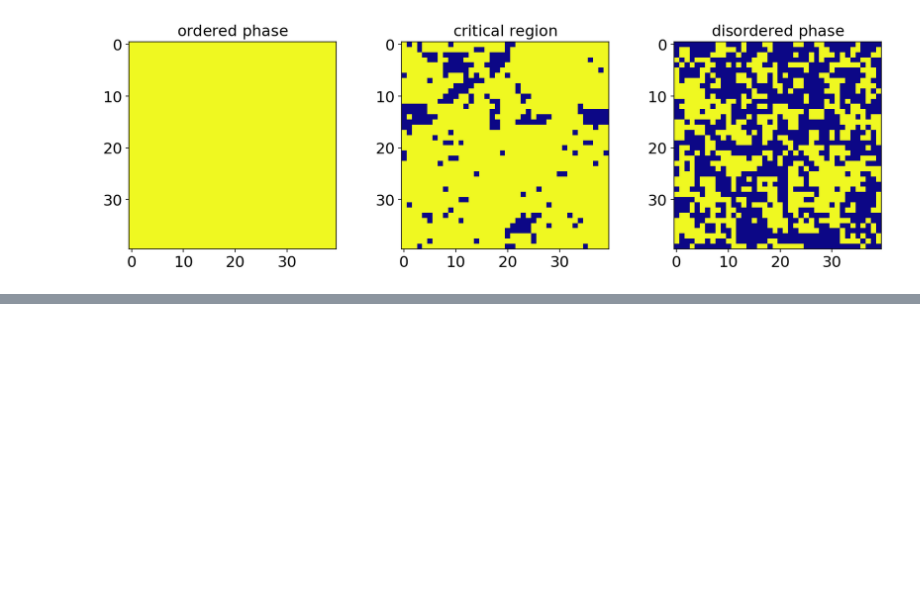
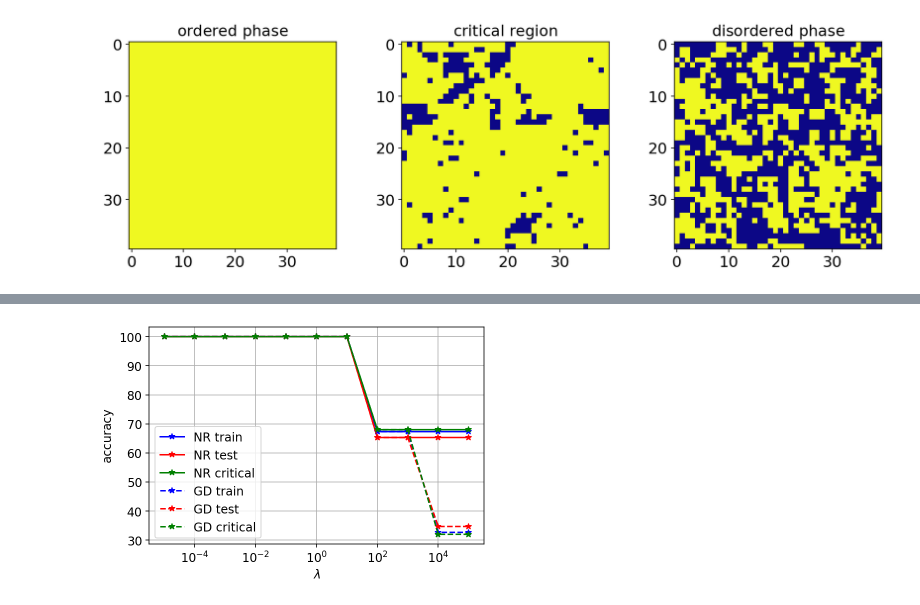
Before and after one commit to Anduron/FYS-STK4155-Project2, a Jupyter notebook: notebooks/logreg_ising.ipynb, the cells around one changed output, grey strips where cells are left out. Cells and saved outputs as stored; diff of their text form; code cells hidden in the pictures; blank space fills up the shorter version.

Commit message:
Update logistic regression ising notebook

```diff
--- a/notebooks/logreg_ising.ipynb
+++ b/notebooks/logreg_ising.ipynb
@@ -119,23 +120,3 @@ fig.subplots_adjust(right=2.0)
 plt.show()
 # %% [output]
 [figure]
-# %%
-# fit training data
-logreg = LogisticRegression(n_iter=10)
-logreg.fit(X_train, y_train)
-
-# check accuracy
-train_accuracy = logreg.accuracy(X_train, y_train)
-test_accuracy = logreg.accuracy(X_test, y_test)
-critical_accuracy = logreg.accuracy(X_critical, y_critical)
-
-print('accuracy: train, test, critical')
-print('GD: %0.4f, %0.4f, %0.4f' %(train_accuracy, test_accuracy, critical_accuracy))
-
-logreg.fit(X_train, y_train, method='NR', verbose=True)
-
-# check accuracy
-train_accuracy = logreg.accuracy(X_train, y_train)
-test_accuracy = logreg.accuracy(X_test, y_test)
-critical_accuracy = logreg.accuracy(X_critical, y_critical)
-print('NR: %0.4f, %0.4f, %0.4f' %(train_accuracy, test_accuracy, critical_accuracy))
@@ -159,0 +167,56 @@ NR: 61.7500, 60.4423, 65.9700
+# %%
+lmbdas=np.logspace(-5,5,11)
+
+train_accuracy_gd = np.zeros(lmbdas.shape,np.float64)
+test_accuracy_gd = np.zeros(lmbdas.shape,np.float64)
+critical_accuracy_gd = np.zeros(lmbdas.shape,np.float64)
+
+train_accuracy_nr = np.zeros(lmbdas.shape,np.float64)
+test_accuracy_nr = np.zeros(lmbdas.shape,np.float64)
+critical_accuracy_nr = np.zeros(lmbdas.shape,np.float64)
+
+for i, lmbda in enumerate(lmbdas):
+
+    logreg2 = LogisticRegression(n_iter=1000, eta=0.0001, lmbda=lmbda)
+    logreg2.fit(X_train, y_train)
+
+    # check accuracy
+    train_accuracy_gd[i] = logreg2.accuracy(X_train, y_train)
+    test_accuracy_gd[i] = logreg2.accuracy(X_test, y_test)
+    critical_accuracy_gd[i] = logreg2.accuracy(X_critical, y_critical)
+
+    print('accuracy: train, test, critical')
+    print('GD: %0.4f, %0.4f, %0.4f' %(train_accuracy_gd[i],test_accuracy_gd[i],critical_accuracy_gd[i]) )
+
+    logreg2 = LogisticRegression(n_iter=5, lmbda=lmbda)
+    logreg2.fit(X_train, y_train, method='NR')
+
+    # check accuracy
+    train_accuracy_nr[i] = logreg2.accuracy(X_train_nr, y_train_nr)
+    test_accuracy_nr[i] = logreg2.accuracy(X_test_nr, y_test_nr)
+    critical_accuracy_nr[i] = logreg2.accuracy(X_critical, y_critical)
+
+    print('accuracy: train, test, critical')
+    print('NR: %0.4f, %0.4f, %0.4f' %(train_accuracy_nr[i],test_accuracy_nr[i],critical_accuracy_nr[i]) )
+
+    print(f'Iteration no: {i + 1}/11')
+
+fig = plt.gcf()
+
+plt.semilogx(lmbdas,train_accuracy_nr,'*-b',label='NR train')
+plt.semilogx(lmbdas,test_accuracy_nr,'*-r',label='NR test')
+plt.semilogx(lmbdas,critical_accuracy_nr,'*-g',label='NR critical')
+
+plt.semilogx(lmbdas,train_accuracy_gd,'*--b',label='GD train')
+plt.semilogx(lmbdas,test_accuracy_gd,'*--r',label='GD test')
+plt.semilogx(lmbdas,critical_accuracy_gd,'*--g',label='GD critical')
+
+plt.xlabel('$\\lambda$')
+plt.ylabel('$\\mathrm{accuracy}$')
+
+plt.grid()
+plt.legend()
+
+fig.savefig(fig_path("logistic_ising_accuracy_regularization.pdf"), bbox_inches='tight')
+plt.show()
+# %% [output]
@@ -159,0 +240 @@ NR: 61.7500, 60.4423, 65.9700
+[figure, added]
```
Also changed, not shown: parts of 5 cells of this notebook.
